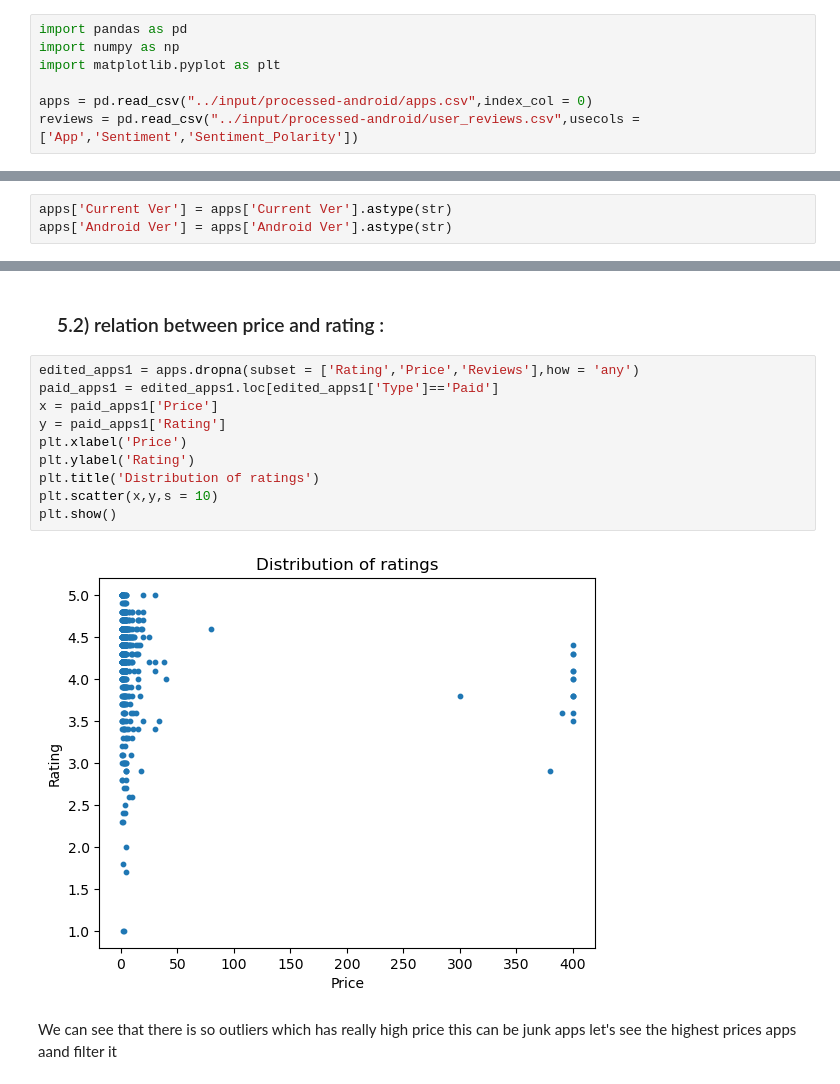
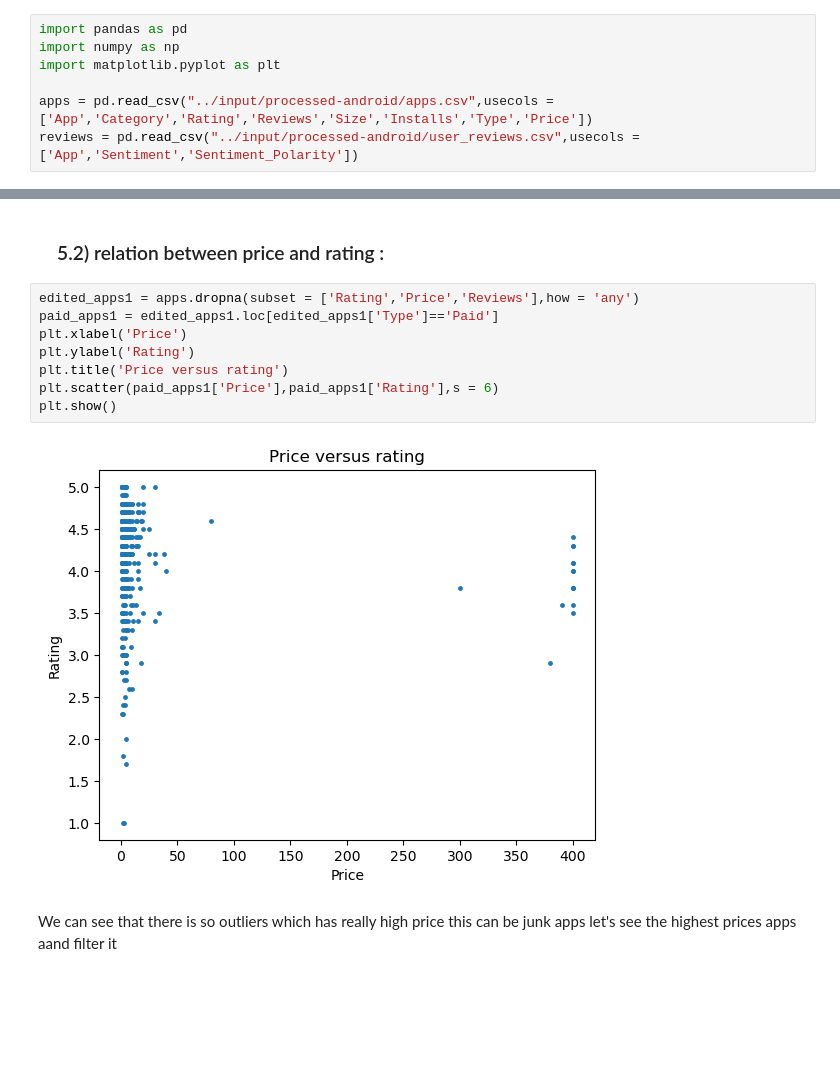
Before and after one commit to MazenSaaed11/Data-Analysis-Projects, a Jupyter notebook: Google Play EDA - Python/google-play-eda.ipynb, the cells around one changed output, grey strips where cells are left out. Saved outputs shown, nothing was run; the diff lists cells and outputs as text; blank space fills up the shorter version.

```diff
--- a/Google Play EDA - Python/google-play-eda.ipynb
+++ b/Google Play EDA - Python/google-play-eda.ipynb
@@ -16,7 +16,7 @@ import pandas as pd
 import numpy as np
 import matplotlib.pyplot as plt
 
-apps = pd.read_csv("../input/processed-android/apps.csv",index_col = 0)
+apps = pd.read_csv("../input/processed-android/apps.csv",usecols = ['App','Category','Rating','Reviews','Size','Installs','Type','Price'])
 reviews = pd.read_csv("../input/processed-android/user_reviews.csv",usecols = ['App','Sentiment','Sentiment_Polarity'])
 # %%
 apps.head()
@@ -161,3 +147,0 @@ Android Ver
-# %%
-apps['Current Ver'] = apps['Current Ver'].astype(str)
-apps['Android Ver'] = apps['Android Ver'].astype(str)
@@ -187,15 +173,13 @@ plt.show()
 # %%
 edited_apps1 = apps.dropna(subset = ['Rating','Price','Reviews'],how = 'any')
 paid_apps1 = edited_apps1.loc[edited_apps1['Type']=='Paid']
-x = paid_apps1['Price']
-y = paid_apps1['Rating']
 plt.xlabel('Price')
 plt.ylabel('Rating')
-plt.title('Distribution of ratings')
-plt.scatter(x,y,s = 10)
+plt.title('Price versus rating')
+plt.scatter(paid_apps1['Price'],paid_apps1['Rating'],s = 6)
 plt.show()
 # %% [output]
-[figure, old version]
+[figure, new version]
 # %% [markdown]
 We can see that there is so outliers which has really high price
 this can be junk apps let's see the highest prices apps aand filter it
```
Also changed, not shown: parts of 15 cells of this notebook.
